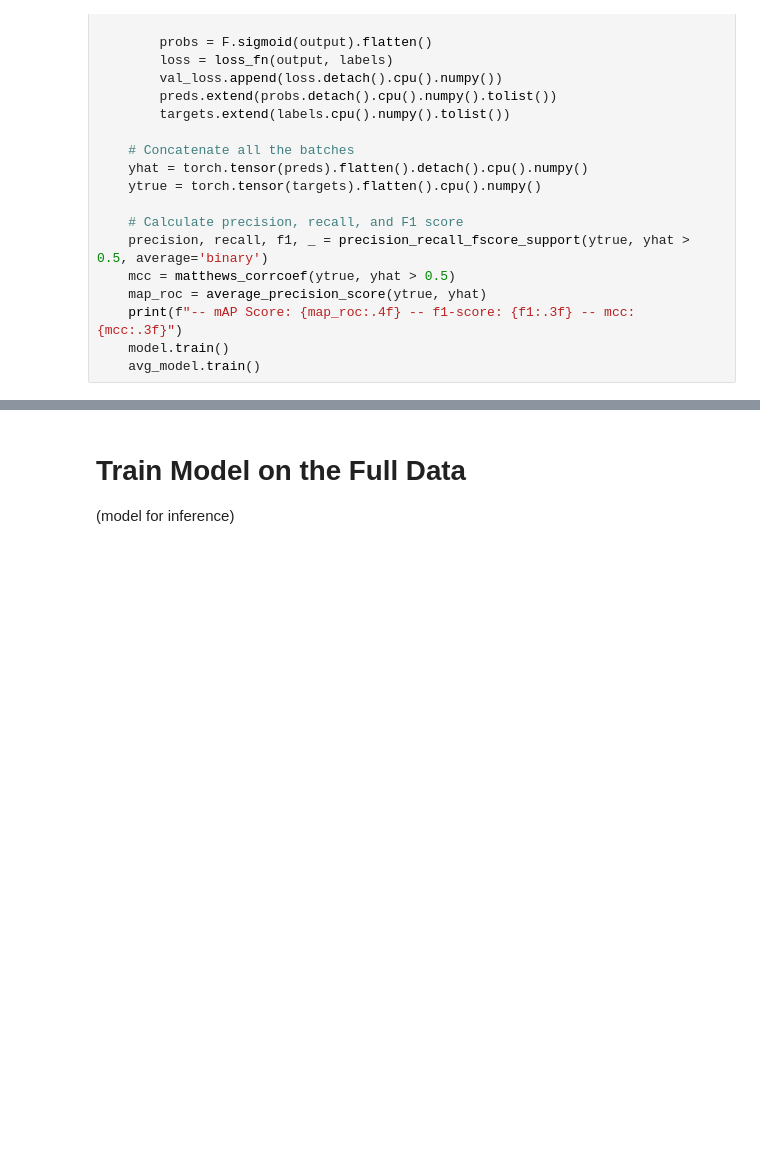
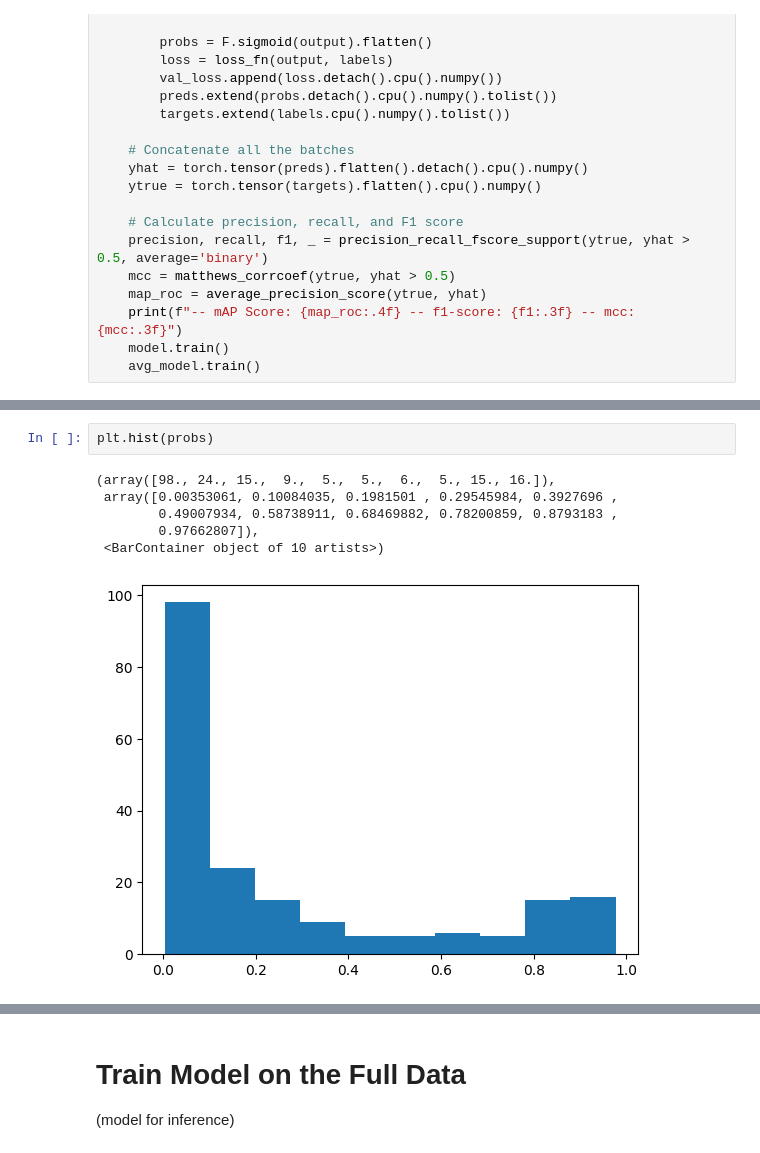
Before and after one commit to Lasse-mohr/fertility-prediction-challenge, a Jupyter notebook: train_finetune.ipynb, the cells around one changed output, grey strips where cells are left out. Cells and saved outputs as stored; diff of their text form; blank space fills up the shorter version.

```diff
--- a/train_finetune.ipynb
+++ b/train_finetune.ipynb
@@ -333,3 +332,12 @@ F1 Score: 0.7727
+# %%
+plt.hist(probs)
+# %% [output]
+(array([98., 24., 15.,  9.,  5.,  5.,  6.,  5., 15., 16.]),
+ array([0.00353061, 0.10084035, 0.1981501 , 0.29545984, 0.3927696 ,
+        0.49007934, 0.58738911, 0.68469882, 0.78200859, 0.8793183 ,
+        0.97662807]),
+ <BarContainer object of 10 artists>)
+[figure, added]
 # %%
 print("Estimated Performance of the Model:")
 print("\tF1 Score:", bootstrap( probs.cpu().numpy() > 0.5, actuals.cpu().numpy(), metric= lambda x,y: f1_score(x,y), n_bootstraps=10000))
```
Also changed, not shown: parts of 4 cells of this notebook, 5 other files.
